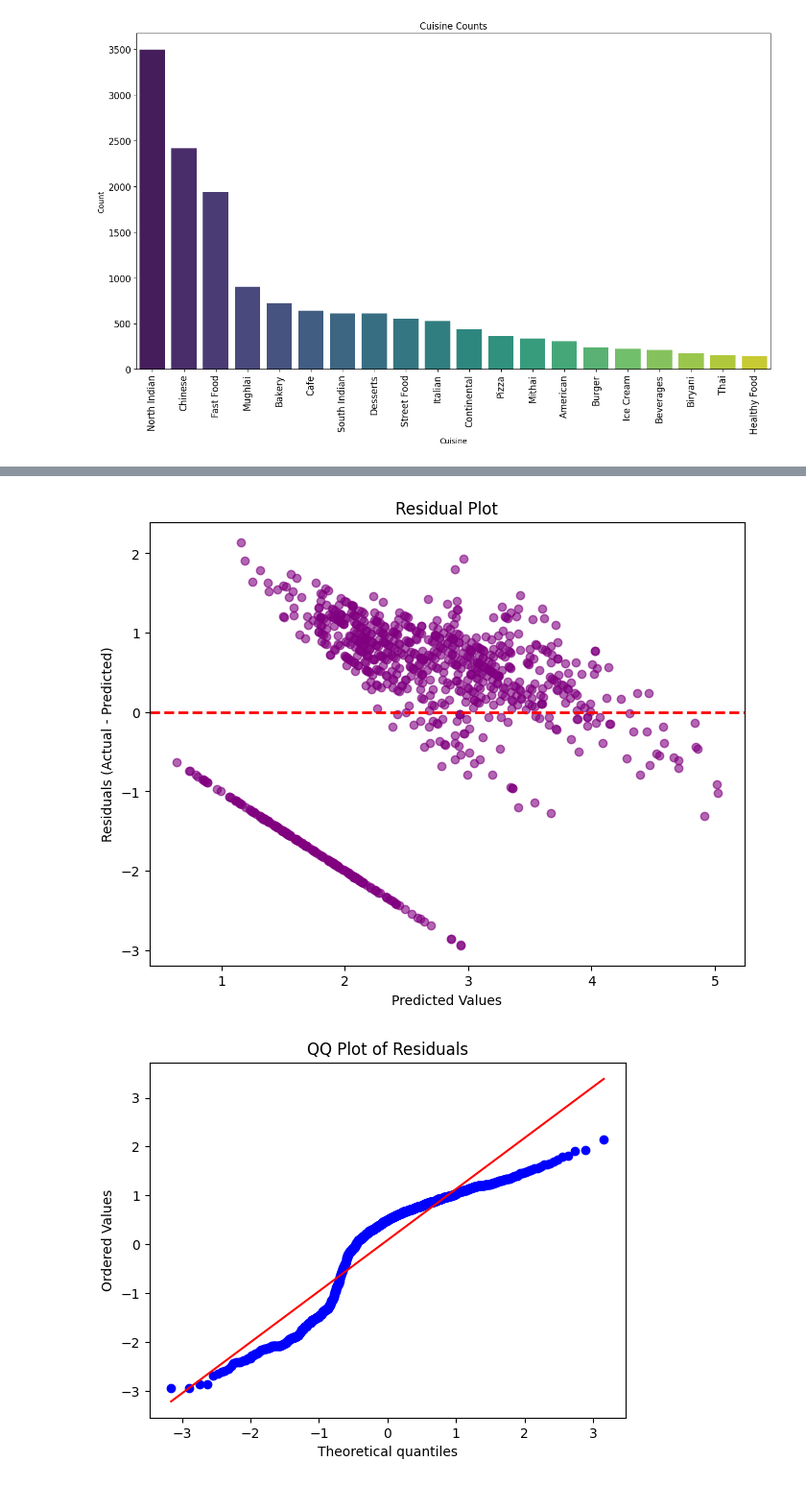
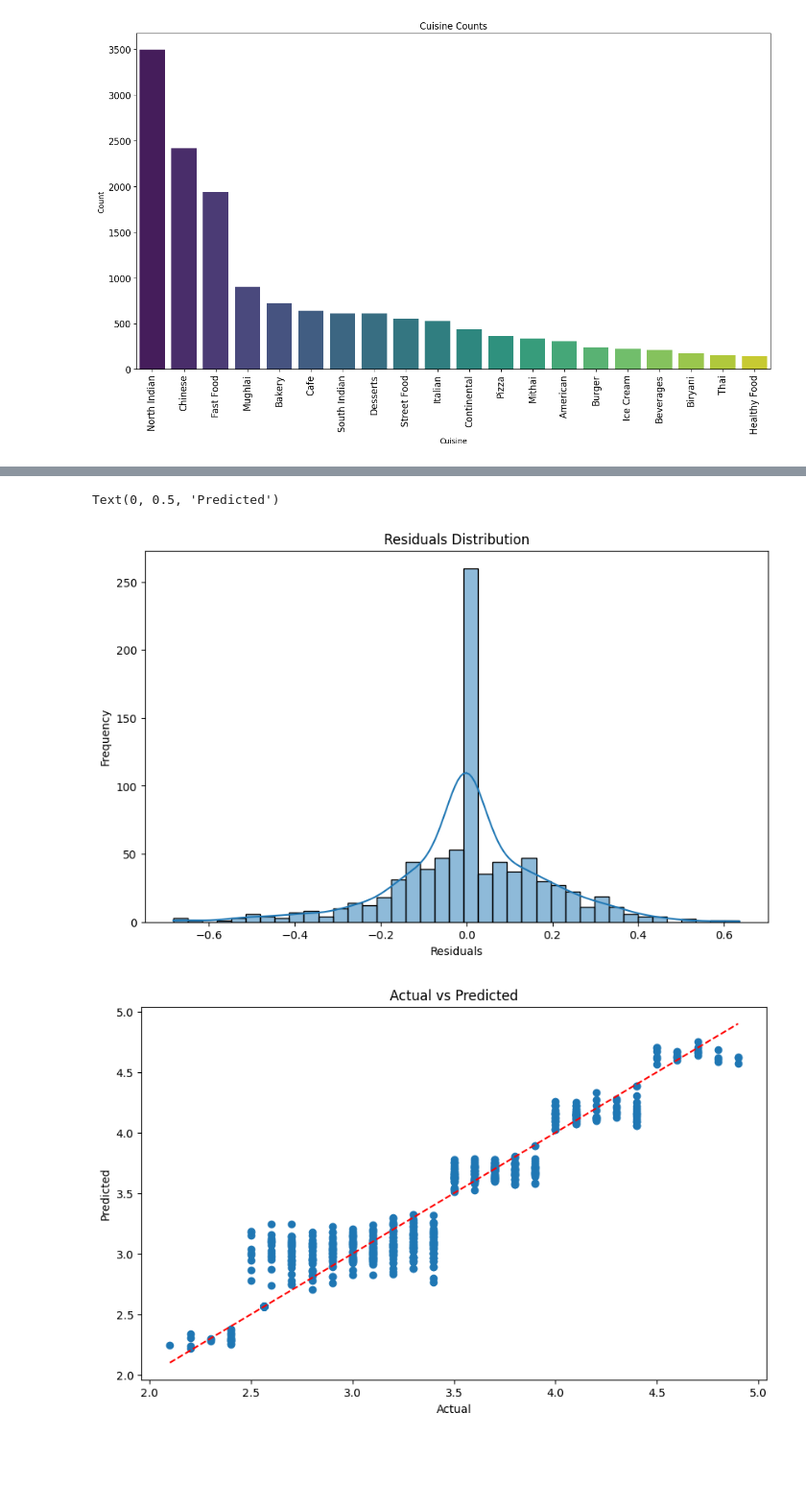
Before and after one commit to Ambigapathi-V/Cognifyz-Hotel-ratings-prediction, a Jupyter notebook: research/trials.ipynb, the cells around one changed output, grey strips where cells are left out. Shown at 96% size. Drawn from its saved outputs; the diff is of its cells as text; code cells hidden in the pictures; blank space fills up the shorter version.

```diff
--- a/research/trials.ipynb
+++ b/research/trials.ipynb
@@ -1313,3 +1229,23 @@ plt.show()
+# %%
+## Train the model with the training data
+
+from sklearn.model_selection import train_test_split
+from sklearn.ensemble import RandomForestRegressor
+
+
+# Initialize the Random Forest classifier
+rfc = RandomForestRegressor(n_estimators=100, random_state=42)
+
+# Train the model
+
+rfc.fit(X_train_transformed_df, Y_train)
+
+# Make predictions on the testing set
+
+y_pred = rfc.predict(X_test_transformed_df)
+
+# Calculate accuracy
+accuracy = rfc.score(X_test_transformed_df, Y_test)
 # %%
 # Flatten y_pred to 1D
 y_pred = y_pred.ravel()  # or y_pred = y_pred.squeeze()
@@ -1363,20 +1290,0 @@ plt.show()
-# %%
-residuals = Y_test - y_pred
-
-plt.figure(figsize=(8, 6))
-plt.scatter(y_pred, residuals, alpha=0.6, color='purple')
-plt.axhline(0, color='r', linestyle='--', lw=2)  # Horizontal line at 0
-plt.xlabel("Predicted Values")
-plt.ylabel("Residuals (Actual - Predicted)")
-plt.title("Residual Plot")
-plt.show()
-# %% [output]
-[figure, removed]
-# %%
-import scipy.stats as stats
-
-stats.probplot(residuals, dist="norm", plot=plt)
-plt.title("QQ Plot of Residuals")
-plt.show()
-# %% [output]
-[figure, removed]
@@ -1408,0 +1291,19 @@ test_df = pd.DataFrame({
+# %%
+residuals = Y_test.ravel() - y_pred
+plt.figure(figsize=(10, 6))
+sns.histplot(residuals, kde=True)
+plt.title('Residuals Distribution')
+plt.xlabel('Residuals')
+plt.ylabel('Frequency')
+
+        # Actual vs Predicted Plot
+plt.figure(figsize=(10, 6))
+plt.scatter(Y_test, y_pred)
+plt.plot([Y_test.min(), Y_test.max()], [Y_test.min(), Y_test.max()], 'r--')
+plt.title('Actual vs Predicted')
+plt.xlabel('Actual')
+plt.ylabel('Predicted')
+# %% [output]
+Text(0, 0.5, 'Predicted')
+[figure, added]
+[figure, added]
```
Also changed, not shown: parts of 14 cells of this notebook.
